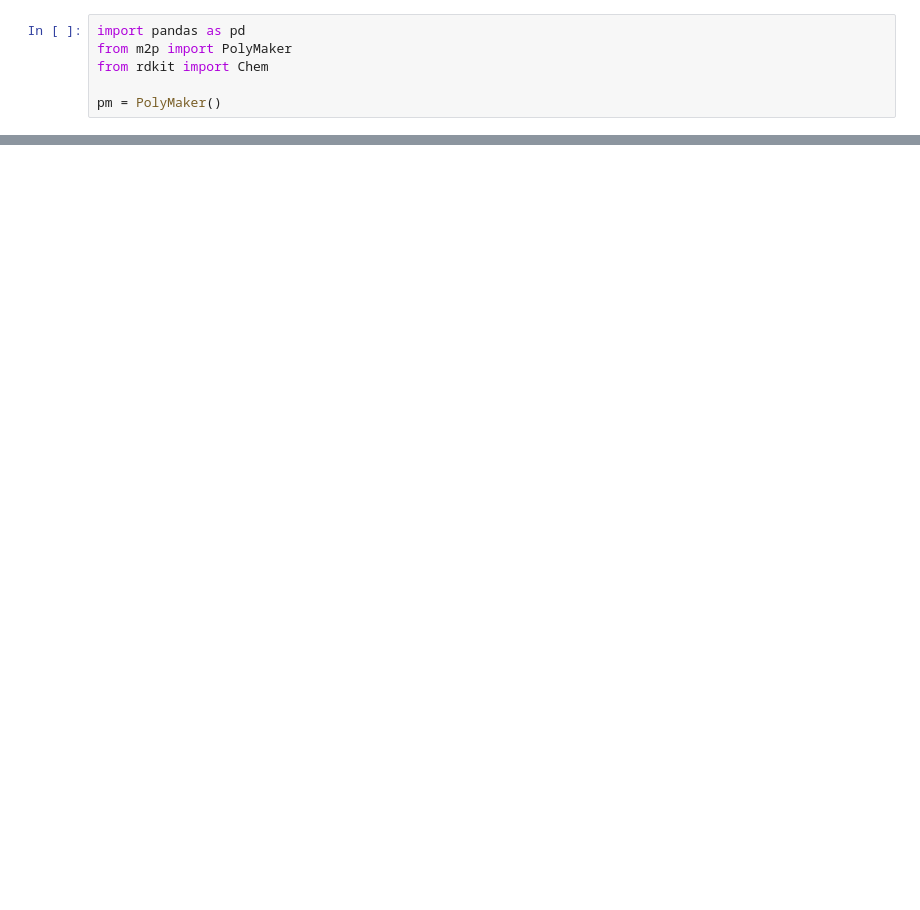
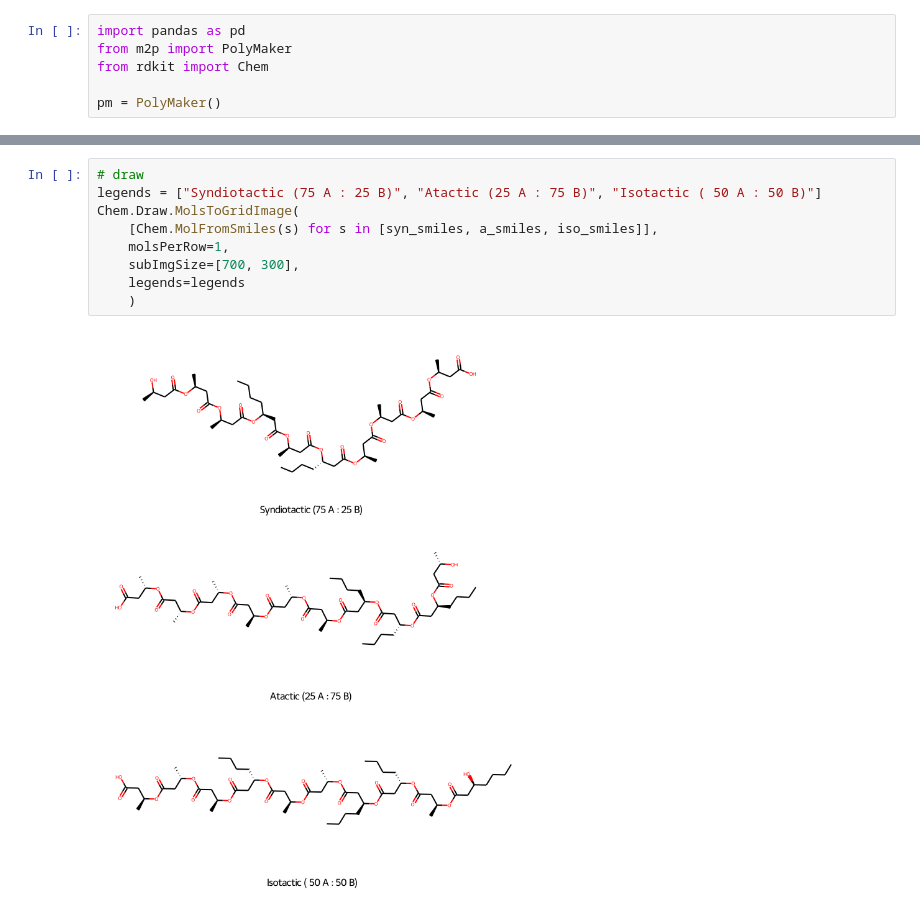
Before and after one commit to NREL/m2p, a Jupyter notebook: examples/Example for Creating Thermoplastic Structures.ipynb, the cells around one changed output, grey strips where cells are left out. Cells and saved outputs as stored; diff of their text form; blank space fills up the shorter version.

```diff
--- a/examples/Example for Creating Thermoplastic Structures.ipynb
+++ b/examples/Example for Creating Thermoplastic Structures.ipynb
@@ -38,0 +204,11 @@ Chem.Draw.MolsToGridImage([Chem.MolFromSmiles(s) for s in data.sort_index().poly
+# %%
+# draw
+legends = ["Syndiotactic (75 A : 25 B)", "Atactic (25 A : 75 B)", "Isotactic ( 50 A : 50 B)"]
+Chem.Draw.MolsToGridImage(
+    [Chem.MolFromSmiles(s) for s in [syn_smiles, a_smiles, iso_smiles]],
+    molsPerRow=1,
+    subImgSize=[700, 300],
+    legends=legends
+    )
+# %% [output]
+[figure, added]
```
Also changed, not shown: parts of 11 cells of this notebook, 1 other file.
